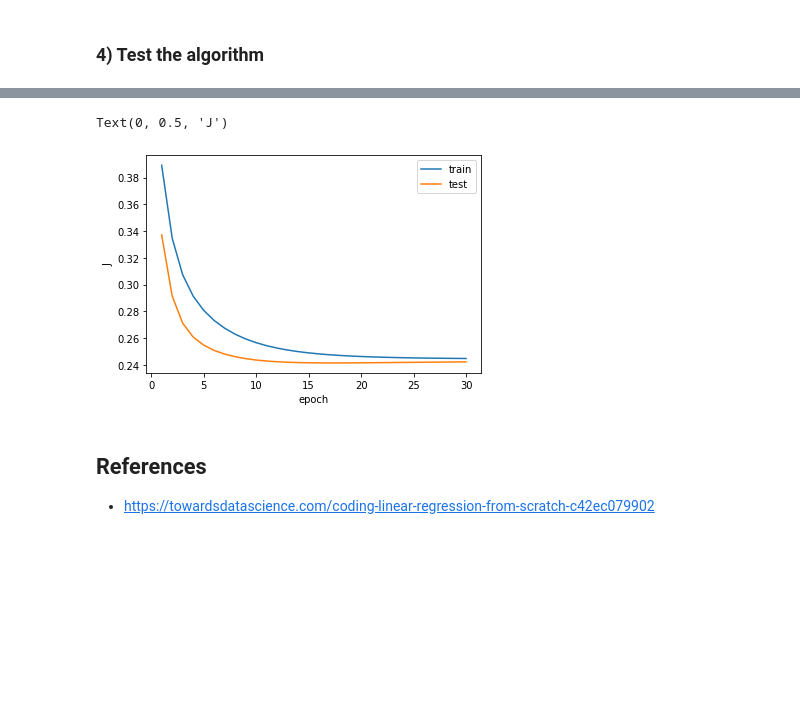
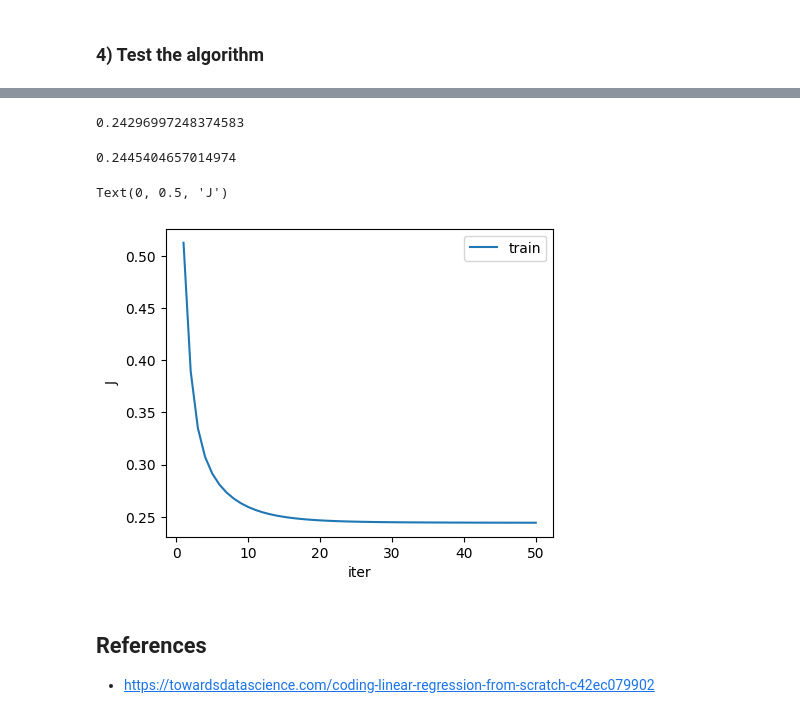
Before and after one commit to HJoonKwon/machine_learning_fundamentals, a Jupyter notebook: LinearRegression.ipynb, the cells around one changed output, grey strips where cells are left out. Cells and saved outputs as stored; diff of their text form; code cells hidden in the pictures; blank space fills up the shorter version.

Commit message:
Implement Linear Regression model with toy dataset

```diff
--- a/LinearRegression.ipynb
+++ b/LinearRegression.ipynb
@@ -37,3 +40,13 @@ from sklearn.datasets import load_diabetes
+# %%
+%matplotlib inline
+plt.rcParams['figure.figsize'] = (5.0, 4.0) # set default size of plots
+plt.rcParams['image.interpolation'] = 'nearest'
+plt.rcParams['image.cmap'] = 'gray'
+
+%load_ext autoreload
+%autoreload 2
+
+np.random.seed(42)
 # %% [markdown]
 ### 0) Define helper functions
 # %%
@@ -59,10 +72,11 @@ dict_keys(['data', 'target', 'frame', 'DESCR', 'feature_names', 'data_filename',
 # %%
 X = data['data']
 y = data['target']
-X, y = normalize(X), normalize(y)
+X = normalize(X)
+y = normalize(y)
 train_X, test_X, train_y, test_y = train_test_split(X, y, test_size=0.2, random_state=42)
-train_y = train_y[:, None]
-test_y = test_y[:, None]
+train_y = train_y.reshape((-1, 1))
+test_y = test_y.reshape((-1, 1))
 
 print(train_X.shape)
 print(test_X.shape)
@@ -151,0 +126,5 @@ theta, train_costs, test_costs = linear_regressor.fit(train_X, train_y, lr=learn
+# %%
+iterations = 50
+learning_rate = 0.1
+model = LinearRegression()
+train_costs = model.fit(train_X, train_y, learning_rate = learning_rate, iterations = iterations)
@@ -152,12 +141,25 @@ theta, train_costs, test_costs = linear_regressor.fit(train_X, train_y, lr=learn
+# %%
+my_preds = model.predict(test_X)
+my_cost = model.cost(my_preds, test_y)
+print(my_cost)
+# %% [output]
+0.24296997248374583
+# %%
+validate_model = SKModel()
+validate_model.fit(train_X, train_y)
+validate_preds = validate_model.predict(test_X)
+validate_cost = model.cost(validate_preds, test_y)
+print(validate_cost)
+# %% [output]
+0.2445404657014974
 # %%
-plt.plot(range(1, num_epochs+1), train_costs, label='train')
-plt.plot(range(1, num_epochs+1), test_costs, label='test')
+plt.plot(range(1, iterations+1), train_costs, label='train')
 plt.legend()
-plt.xlabel('epoch')
+plt.xlabel('iter')
 plt.ylabel('J')
 # %% [output]
 Text(0, 0.5, 'J')
-[figure, old version]
+[figure, new version]
 # %% [markdown]
 ## References
 - https://towardsdatascience.com/coding-linear-regression-from-scratch-c42ec079902
```
Also changed, not shown: parts of 9 cells of this notebook.
